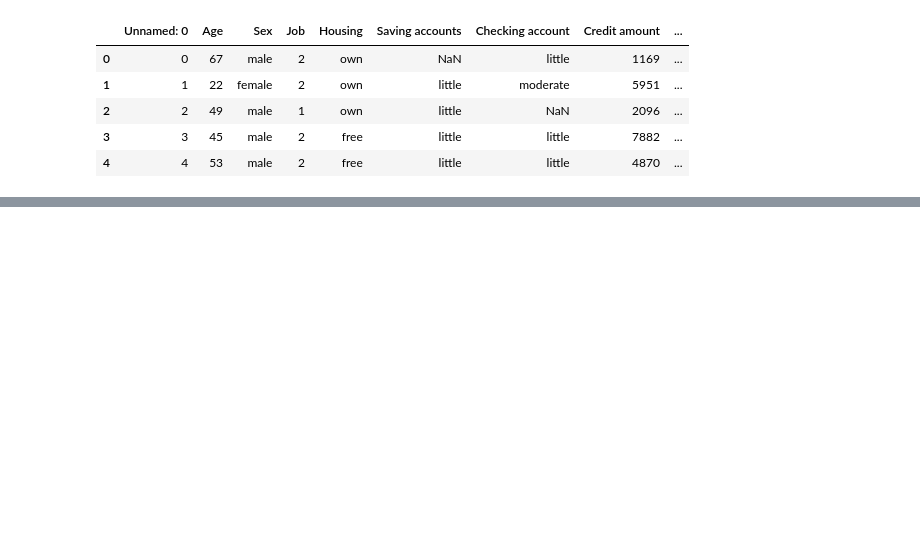
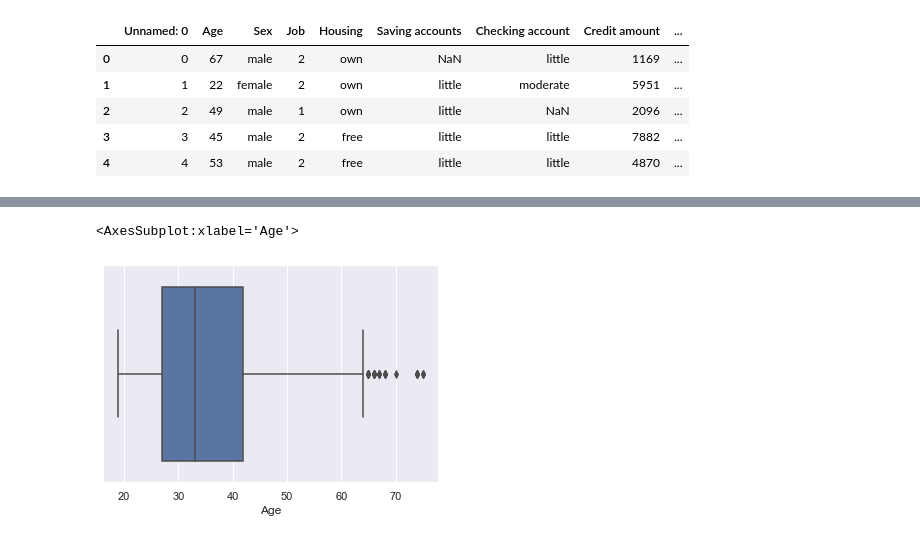
Before and after one commit to mturner49/ifi-8420-group, a Jupyter notebook: hw-2-german-credit.ipynb, the cells around one changed output, grey strips where cells are left out. Cells and saved outputs as stored; diff of their text form; code cells hidden in the pictures; blank space fills up the shorter version.

```diff
--- a/hw-2-german-credit.ipynb
+++ b/hw-2-german-credit.ipynb
@@ -60,0 +154,5 @@ Name: saving_accounts, dtype: int64
+# %%
+sn.boxplot(data.Age)
+# %% [output]
+<AxesSubplot:xlabel='Age'>
+[figure, added]
```
Also changed, not shown: parts of 38 cells of this notebook.
